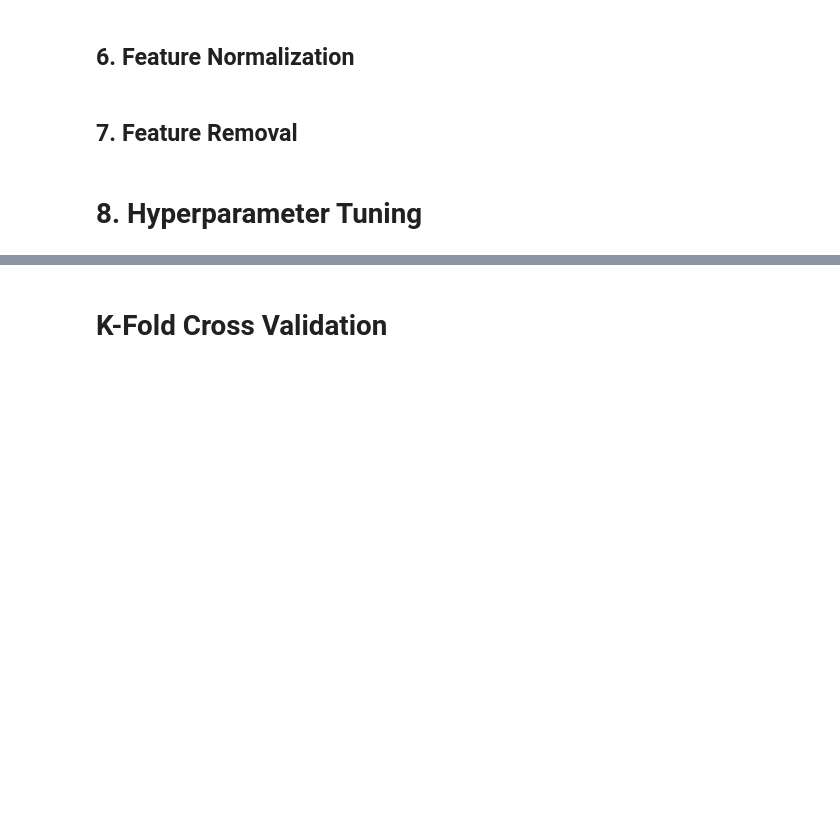
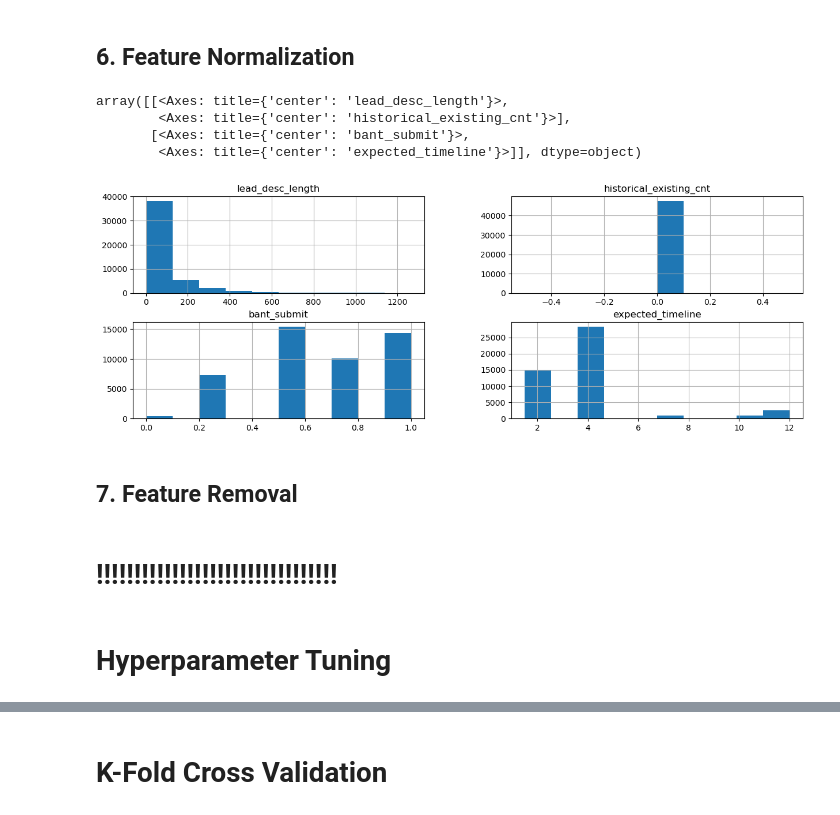
Before and after one commit to miny-genie/LG-Aimers-4th-Online-Hackathon, a Jupyter notebook: code.ipynb, the cells around one changed output, grey strips where cells are left out. Drawn from its saved outputs; the diff is of its cells as text; code cells hidden in the pictures; blank space fills up the shorter version.

```diff
--- a/code.ipynb
+++ b/code.ipynb
@@ -768,6 +497,7 @@ owner_target = pd.concat([X, y], axis=1).groupby("lead_owner")["is_converted"].m
 X["lead_owner_target"] = X["lead_owner"].map(owner_target)
 X_test["lead_owner_target"] = X_test["lead_owner"].map(owner_target)
 
+# business_weight
 business_weight = {
     "ID": 0.064566116,
     "AS": 0.026845638,
@@ -776,12 +506,22 @@ business_weight = {
     "CM": 0,
 }
 
-X["com_reg_ver_win_rate_per_bu"] = X["com_reg_ver_win_rate"] * X["business_unit"].map(
-    business_weight
-)
-X_test["com_reg_ver_win_rate_per_bu"] = X_test["com_reg_ver_win_rate"] * X_test[
-    "business_unit"
-].map(business_weight)
+
+#map with business unit
+X['business_weight'] = X.apply(lambda row: business_weight.get(row['business_unit'], 0) if row['id_strategic_ver'] == 1 else 0, axis=1)
+X_test["business_weight"] = X_test['business_unit'].map(business_weight).fillna(0)
+# %%
+# vertical level
+X['vertical_level1'] = X['business_area'].apply(lambda x: 1 if x in ['hotel & accommodation', 'corporate / office', 'retail', 'education'] else 0)
+X_test['vertical_level1'] = X_test['business_area'].apply(lambda x: 1 if x in ['hotel & accommodation', 'corporate / office', 'retail', 'education'] else 0)
+# %%
+# target_customer
+X['target_customer'] = X['customer_type'].apply(lambda x: 1 if x in ['End-Customer', 'End Customer', 'End-user', 'Commercial end-user'] else 0)
+X_test['target_customer'] = X_test['customer_type'].apply(lambda x: 1 if x in ['End-Customer', 'End Customer', 'End-user', 'Commercial end-user'] else 0)
+# %%
+# target_product
+X['target_product'] = X['product_category'].apply(lambda x: 1 if x in ['standard signage', 'high brightness signage', 'interactive signage', 'video wall signage', 'led signage', 'signage care solution', 'oled signage', 'special signage', 'uhd signage', 'smart tv signage', 'signage care solutions', 'digital signage', 'monitor signage,commercial tv,monior/monitor tv', 'monitor signage,monior/monitor tv', 'monitor signage,commercial tv,monior/monitor tv,projector,tv', 'monitor signage,commercial tv,monior/monitor tv,tv', 'monitor signage,commercial tv,solar,ess,monior/monitor tv,pc,projector,robot,system ac,ems,rac,chill', 'tv signage', 'ultra stretch signage', 'monitor signage,commercial tv,monior/monitor tv,pc,tv,home beauty,audio/video', 'monitor signage,monior/monitor tv,tv,audio/video', 'hotel tv', 'signage', 'monitor signage,tv', 'monitor signage,monior/monitor tv,vacuum cleaner,tv,home beauty,commercial tv,pc,refrigerator,styler'] else 0)
+X_test['target_product'] = X_test['product_category'].apply(lambda x: 1 if x in ['standard signage', 'high brightness signage', 'interactive signage', 'video wall signage', 'led signage', 'signage care solution', 'oled signage', 'special signage', 'uhd signage', 'smart tv signage', 'signage care solutions', 'digital signage', 'monitor signage,commercial tv,monior/monitor tv', 'monitor signage,monior/monitor tv', 'monitor signage,commercial tv,monior/monitor tv,projector,tv', 'monitor signage,commercial tv,monior/monitor tv,tv', 'monitor signage,commercial tv,solar,ess,monior/monitor tv,pc,projector,robot,system ac,ems,rac,chill', 'tv signage', 'ultra stretch signage', 'monitor signage,commercial tv,monior/monitor tv,pc,tv,home beauty,audio/video', 'monitor signage,monior/monitor tv,tv,audio/video', 'hotel tv', 'signage', 'monitor signage,tv', 'monitor signage,monior/monitor tv,vacuum cleaner,tv,home beauty,commercial tv,pc,refrigerator,styler'] else 0)
 # %% [markdown]
 ## 4. Feature Encoding
 # %%
@@ -841,6 +580,14 @@ column_transformer.set_output(transform="pandas")
 
 X = column_transformer.fit_transform(X)
 X_test = column_transformer.transform(X_test)
+# %%
+df[["lead_desc_length", "historical_existing_cnt", "bant_submit", "expected_timeline"]].hist(figsize=(15,5))
+# %% [output]
+array([[<Axes: title={'center': 'lead_desc_length'}>,
+        <Axes: title={'center': 'historical_existing_cnt'}>],
+       [<Axes: title={'center': 'bant_submit'}>,
+        <Axes: title={'center': 'expected_timeline'}>]], dtype=object)
+[figure, added]
 # %% [markdown]
 ## 7. Feature Removal
 # %%
@@ -862,3 +622,5 @@ features_to_drop = [
 
 X = X.drop(features_to_drop, axis=1)  # type: ignore
 X_test = X_test.drop(features_to_drop, axis=1)  # type: ignore
+# %% [markdown]
+# !!!!!!!!!!!!!!!!!!!!!!!!!!!!!!!!
@@ -865,5 +643,5 @@ X_test = X_test.drop(features_to_drop, axis=1)  # type: ignore
 # %% [markdown]
-# 8. Hyperparameter Tuning
+# Hyperparameter Tuning
 # %%
 def build_catboost_params(trial):
     return {
```
Also changed, not shown: parts of 47 cells of this notebook.
